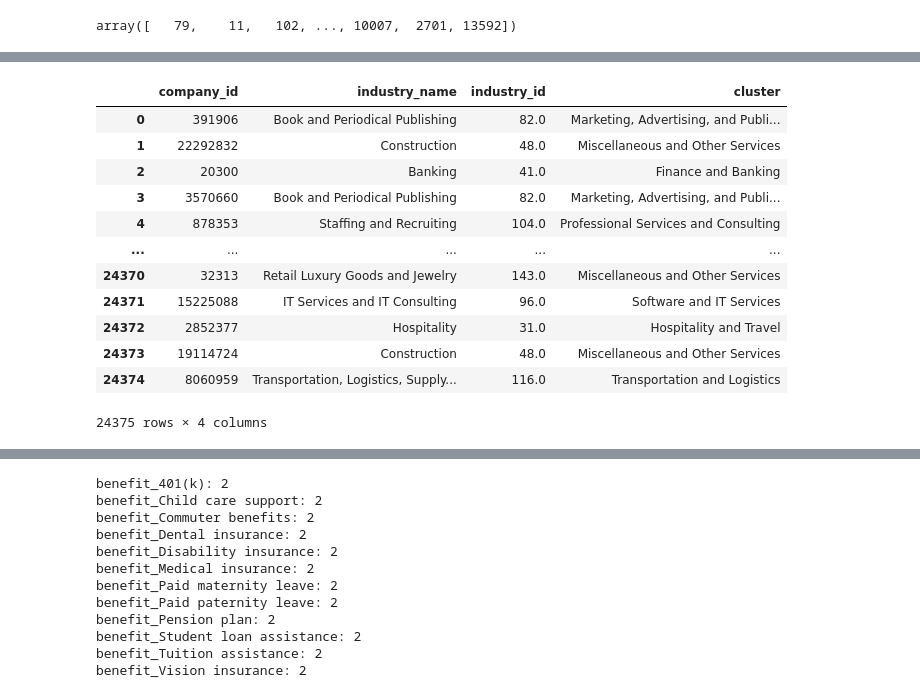
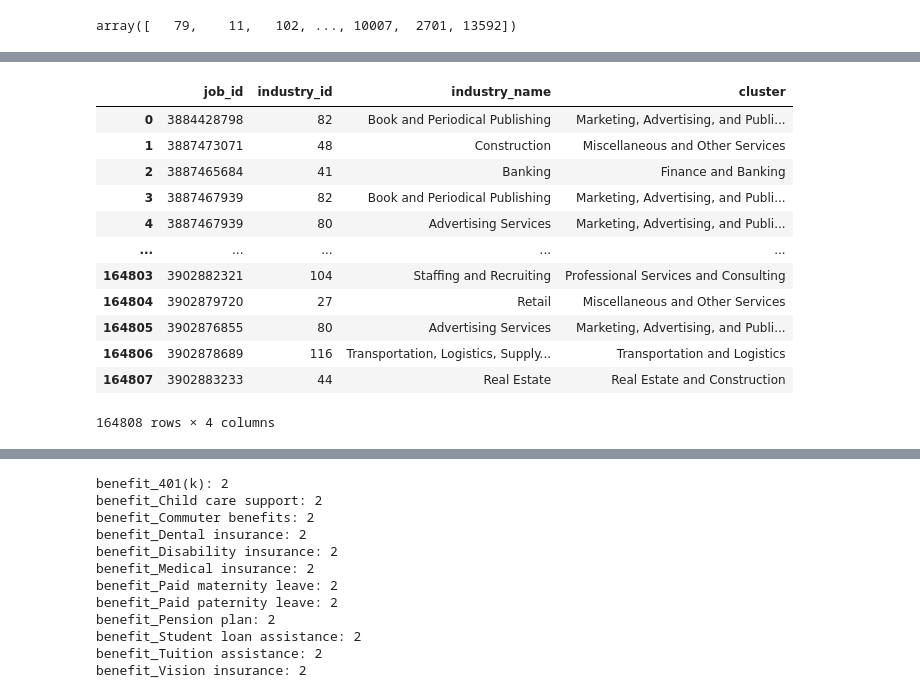
Before and after one commit to MarouaneMr/advanced_data, a Jupyter notebook: sana's question.ipynb, the cells around one changed output, grey strips where cells are left out. Saved outputs shown, nothing was run; the diff lists cells and outputs as text; code cells hidden in the pictures.

```diff
--- a/sana's question.ipynb
+++ b/sana's question.ipynb
@@ -89,3 +101,8 @@ job_id      0
 inferred    0
 type        0
 dtype: int64
+# %%
+postings = pd.read_csv("postings_cleaned.csv")
+#display all columns
+pd.set_option('display.max_columns', None)
+postings
@@ -325,24 +341,21 @@ dtype: int64
 # %%
-#merge company_industry with industries_with_clusters
+#merge job_industries with industries_with_clusters
 industries_with_clusters = pd.read_csv('cleanedData/industries_with_clusters.csv')
-companies_industries = pd.read_csv("companies/company_industries.csv")
+job_industries = pd.read_csv("jobs/job_industries.csv")
 
-#rename "industry" column in companies_industries to "industry_name" to match and then merge
-companies_industries = companies_industries.rename(columns={'industry': 'industry_name'})
-
-industries = pd.merge(companies_industries, industries_with_clusters, on='industry_name', how='left')
+industries = pd.merge(job_industries, industries_with_clusters, on='industry_id', how='left')
 industries
 # %% [output]
-|  | company_id | industry_name | industry_id | cluster |
-| 0 | 391906 | Book and Periodical Publishing | 82.0 | Marketing, Advertising, and Publi... |
-| 1 | 22292832 | Construction | 48.0 | Miscellaneous and Other Services |
-| 2 | 20300 | Banking | 41.0 | Finance and Banking |
-| 3 | 3570660 | Book and Periodical Publishing | 82.0 | Marketing, Advertising, and Publi... |
-| 4 | 878353 | Staffing and Recruiting | 104.0 | Professional Services and Consulting |
+|  | job_id | industry_id | industry_name | cluster |
+| 0 | 3884428798 | 82 | Book and Periodical Publishing | Marketing, Advertising, and Publi... |
+| 1 | 3887473071 | 48 | Construction | Miscellaneous and Other Services |
+| 2 | 3887465684 | 41 | Banking | Finance and Banking |
+| 3 | 3887467939 | 82 | Book and Periodical Publishing | Marketing, Advertising, and Publi... |
+| 4 | 3887467939 | 80 | Advertising Services | Marketing, Advertising, and Publi... |
 | ... | ... | ... | ... | ... |
-| 24370 | 32313 | Retail Luxury Goods and Jewelry | 143.0 | Miscellaneous and Other Services |
-| 24371 | 15225088 | IT Services and IT Consulting | 96.0 | Software and IT Services |
-| 24372 | 2852377 | Hospitality | 31.0 | Hospitality and Travel |
-| 24373 | 19114724 | Construction | 48.0 | Miscellaneous and Other Services |
-| 24374 | 8060959 | Transportation, Logistics, Supply... | 116.0 | Transportation and Logistics |
+| 164803 | 3902882321 | 104 | Staffing and Recruiting | Professional Services and Consulting |
+| 164804 | 3902879720 | 27 | Retail | Miscellaneous and Other Services |
+| 164805 | 3902876855 | 80 | Advertising Services | Marketing, Advertising, and Publi... |
+| 164806 | 3902878689 | 116 | Transportation, Logistics, Supply... | Transportation and Logistics |
+| 164807 | 3902883233 | 44 | Real Estate | Real Estate and Construction |
-24375 rows × 4 columns
+164808 rows × 4 columns
```
Also changed, not shown: parts of 46 cells of this notebook.
